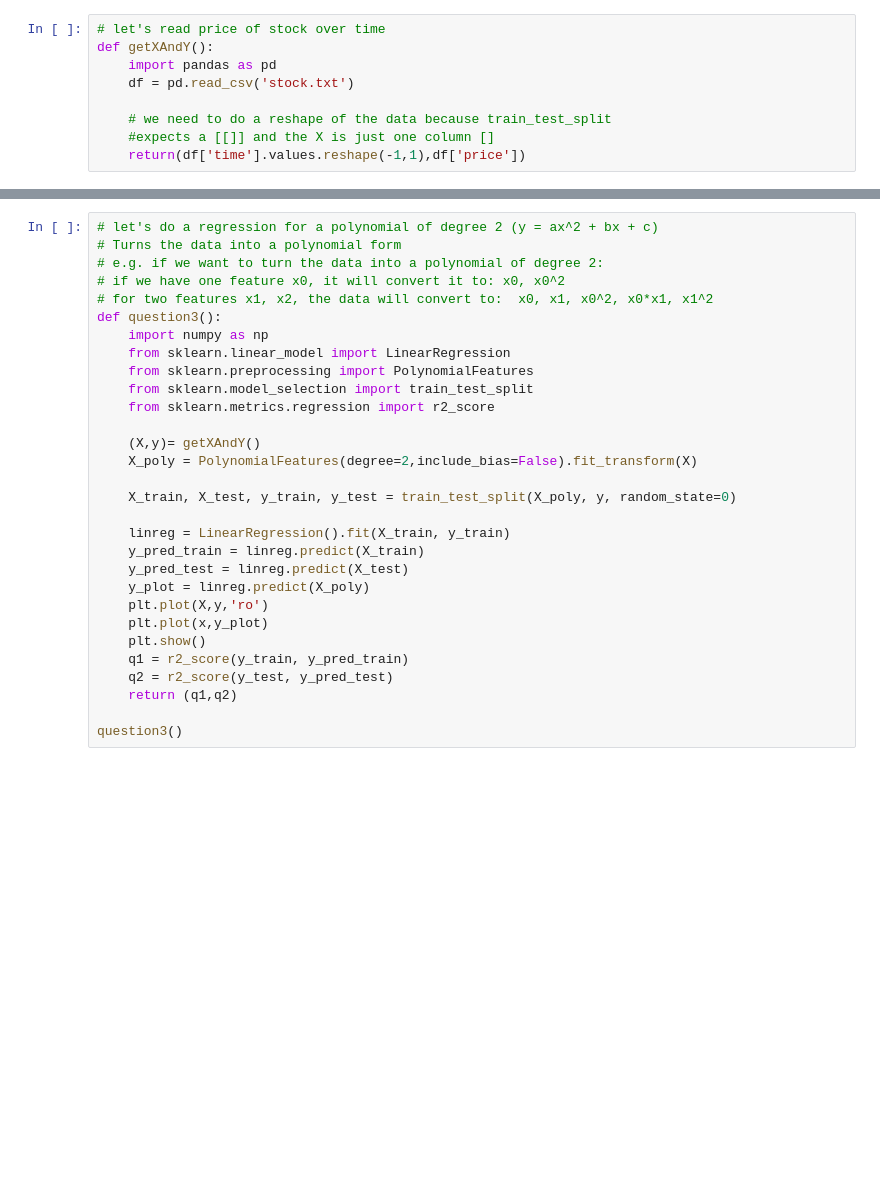
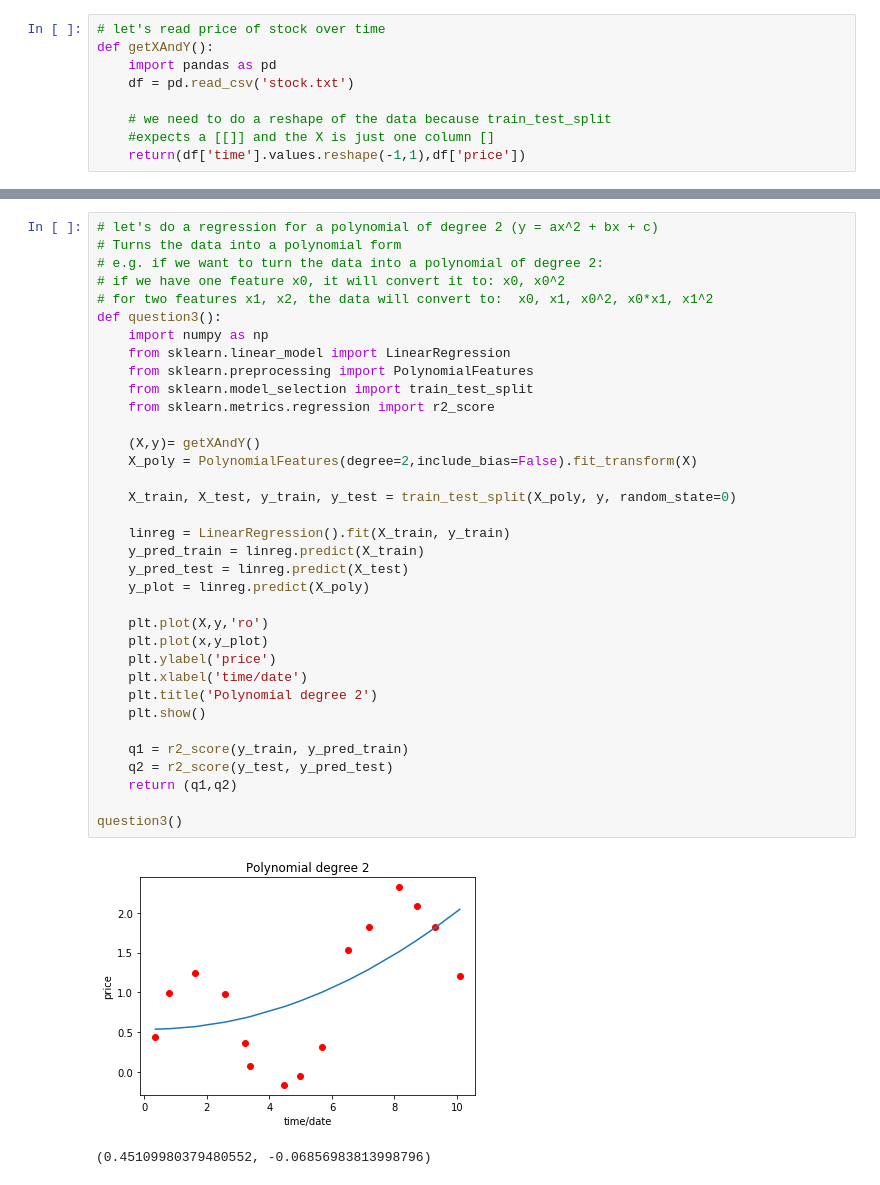
Before and after one commit to axlrommel/machine-learning-class-python, a Jupyter notebook: week1/exercise1.ipynb, the cells around one changed output, grey strips where cells are left out. Saved outputs shown, nothing was run; the diff lists cells and outputs as text; blank space fills up the shorter version.

```diff
--- a/week1/exercise1.ipynb
+++ b/week1/exercise1.ipynb
@@ -89,33 +111,41 @@ question2()
 # %%
 # let's do a regression for a polynomial of degree 2 (y = ax^2 + bx + c)
 # Turns the data into a polynomial form
 # e.g. if we want to turn the data into a polynomial of degree 2:
 # if we have one feature x0, it will convert it to: x0, x0^2
 # for two features x1, x2, the data will convert to:  x0, x1, x0^2, x0*x1, x1^2
 def question3():
     import numpy as np
     from sklearn.linear_model import LinearRegression
     from sklearn.preprocessing import PolynomialFeatures
     from sklearn.model_selection import train_test_split
     from sklearn.metrics.regression import r2_score
 
     (X,y)= getXAndY()
     X_poly = PolynomialFeatures(degree=2,include_bias=False).fit_transform(X)
 
     X_train, X_test, y_train, y_test = train_test_split(X_poly, y, random_state=0)
 
     linreg = LinearRegression().fit(X_train, y_train)
     y_pred_train = linreg.predict(X_train)
     y_pred_test = linreg.predict(X_test)
     y_plot = linreg.predict(X_poly)
+
     plt.plot(X,y,'ro')
     plt.plot(x,y_plot)
+    plt.ylabel('price')
+    plt.xlabel('time/date')
+    plt.title('Polynomial degree 2')
     plt.show()
+
     q1 = r2_score(y_train, y_pred_train)
     q2 = r2_score(y_test, y_pred_test)
     return (q1,q2)
 
 question3()
+# %% [output]
+[figure, added]
+(0.45109980379480552, -0.06856983813998796)
 # %%
 # let's do a linear regression for a polynomial of grade 10
 # return r2 scores for the training and testing set
```
Also changed, not shown: parts of 6 cells of this notebook, 1 other file.
